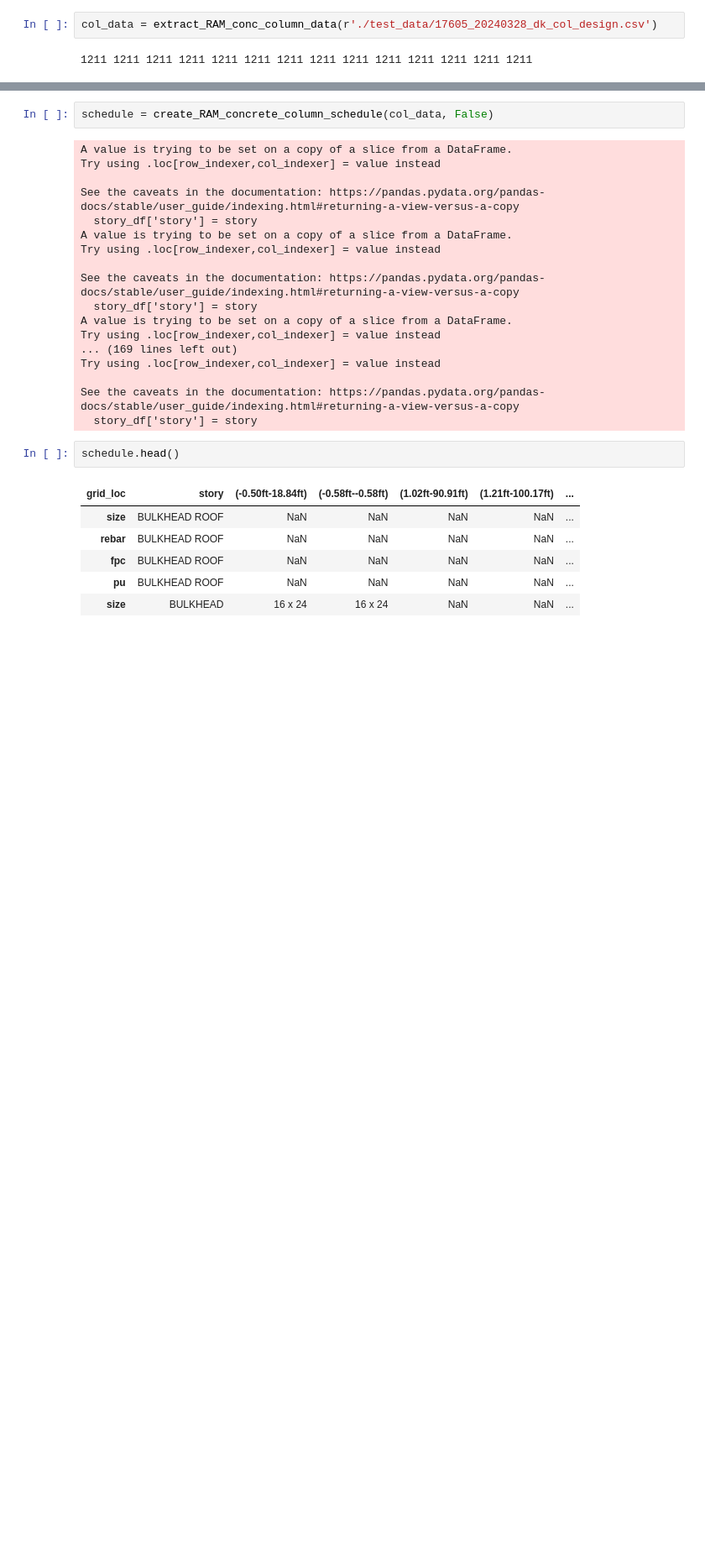
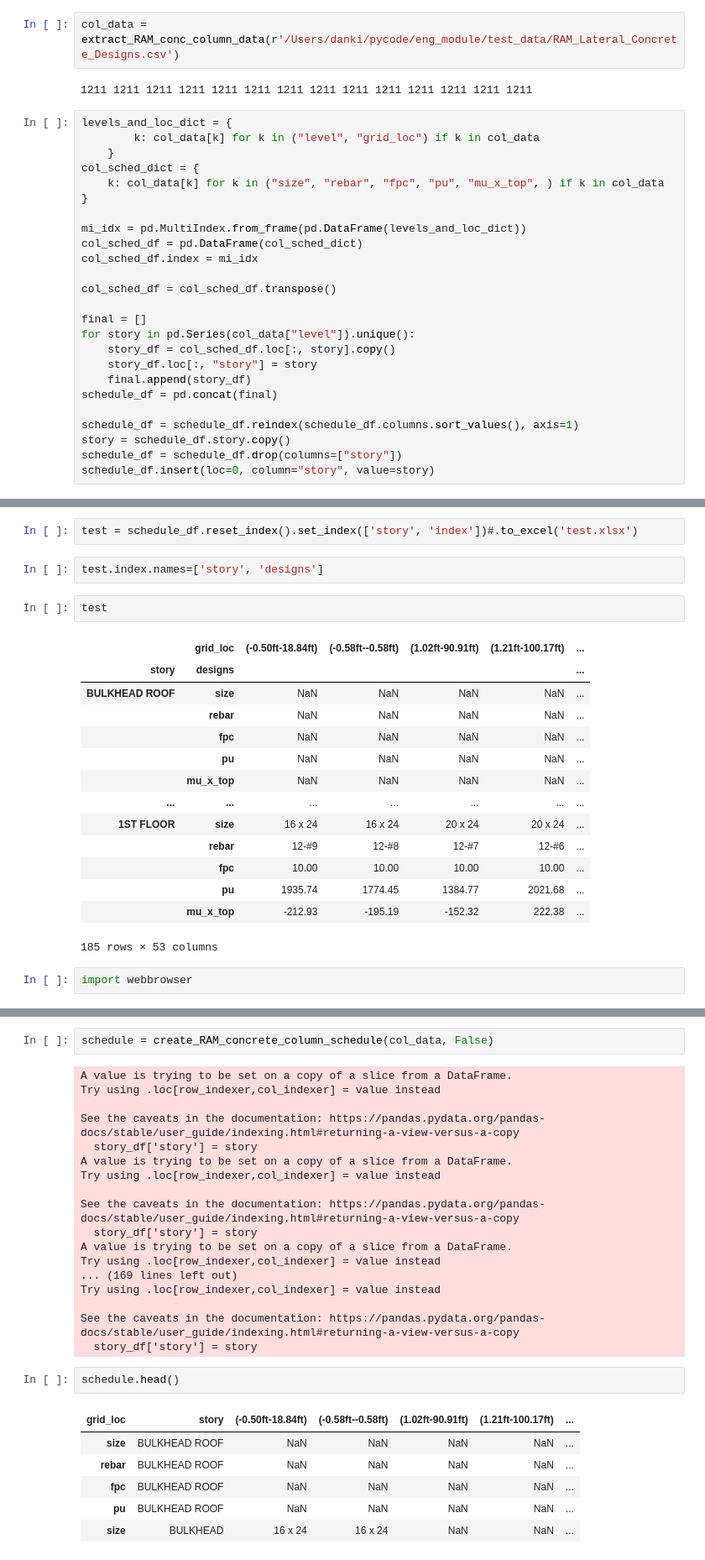
Before and after one commit to dankicode/column-schedulizer, a Jupyter notebook: ram_column_schedule.ipynb, the cells around one changed output, grey strips where cells are left out. Shown: that part at 84% size. Saved outputs shown, nothing was run; the diff lists cells and outputs as text; blank space fills up the shorter version.

Commit message:
basically done - just need to add tests and docstrings

```diff
--- a/ram_column_schedule.ipynb
+++ b/ram_column_schedule.ipynb
@@ -115,6 +115,31 @@ def create_RAM_concrete_column_schedule(column_data: dict[str, list[str]],
 
     return schedule_df
 # %%
-col_data = extract_RAM_conc_column_data(r'./test_data/17605_20240328_dk_col_design.csv')
+col_data = extract_RAM_conc_column_data(r'/Users/danki/pycode/eng_module/test_data/RAM_Lateral_Concrete_Designs.csv')
 # %% [output]
 1211 1211 1211 1211 1211 1211 1211 1211 1211 1211 1211 1211 1211 1211
+# %%
+levels_and_loc_dict = {
+        k: col_data[k] for k in ("level", "grid_loc") if k in col_data
+    }
+col_sched_dict = {
+    k: col_data[k] for k in ("size", "rebar", "fpc", "pu", "mu_x_top", ) if k in col_data
+}
+
+mi_idx = pd.MultiIndex.from_frame(pd.DataFrame(levels_and_loc_dict))
+col_sched_df = pd.DataFrame(col_sched_dict)
+col_sched_df.index = mi_idx
+
+col_sched_df = col_sched_df.transpose()
+
+final = []
+for story in pd.Series(col_data["level"]).unique():
+    story_df = col_sched_df.loc[:, story].copy()
+    story_df.loc[:, "story"] = story
+    final.append(story_df)
+schedule_df = pd.concat(final)
+
+schedule_df = schedule_df.reindex(schedule_df.columns.sort_values(), axis=1)
+story = schedule_df.story.copy()
+schedule_df = schedule_df.drop(columns=["story"])
+schedule_df.insert(loc=0, column="story", value=story)
@@ -120,0 +157,23 @@ col_data = extract_RAM_conc_column_data(r'./test_data/17605_20240328_dk_col_desi
+# %%
+test = schedule_df.reset_index().set_index(['story', 'index'])#.to_excel('test.xlsx')
+# %%
+test.index.names=['story', 'designs']
+# %%
+test
+# %% [output]
+|  | grid_loc | (-0.50ft-18.84ft) | (-0.58ft--0.58ft) | (1.02ft-90.91ft) | (1.21ft-100.17ft) | ... |
+| story | designs |  |  |  |  | ... |
+| BULKHEAD ROOF | size | NaN | NaN | NaN | NaN | ... |
+|  | rebar | NaN | NaN | NaN | NaN | ... |
+|  | fpc | NaN | NaN | NaN | NaN | ... |
+|  | pu | NaN | NaN | NaN | NaN | ... |
+|  | mu_x_top | NaN | NaN | NaN | NaN | ... |
+| ... | ... | ... | ... | ... | ... | ... |
+| 1ST FLOOR | size | 16 x 24 | 16 x 24 | 20 x 24 | 20 x 24 | ... |
+|  | rebar | 12-#9 | 12-#8 | 12-#7 | 12-#6 | ... |
+|  | fpc | 10.00 | 10.00 | 10.00 | 10.00 | ... |
+|  | pu | 1935.74 | 1774.45 | 1384.77 | 2021.68 | ... |
+|  | mu_x_top | -212.93 | -195.19 | -152.32 | 222.38 | ... |
+185 rows × 53 columns
+# %%
+import webbrowser
```
Also changed, not shown: parts of 22 cells of this notebook, 11 other files.
